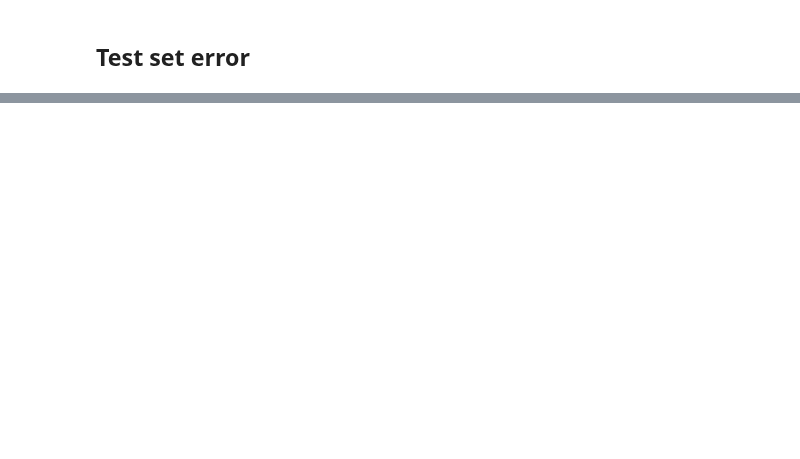
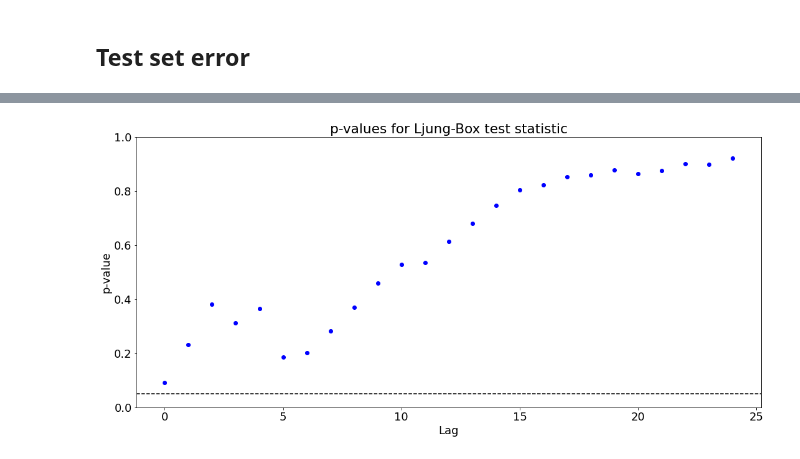
Before and after one commit to Owerre/Time-Series-Forecasting, a Jupyter notebook: fatality-forecast/notebooks/03-auto_arima.ipynb, the cells around one changed output, grey strips where cells are left out. Cells and saved outputs as stored; diff of their text form; code cells hidden in the pictures; blank space fills up the shorter version.

```diff
--- a/fatality-forecast/notebooks/03-auto_arima.ipynb
+++ b/fatality-forecast/notebooks/03-auto_arima.ipynb
@@ -213,9 +220,13 @@ plt.show()
 # %%
-# plt.figure(figsize = (8,6))
-# abs_err = 100*np.abs((y_pred - y_test.values)/(y_test.values))
+plt.figure(figsize = (18,8))
+abs_err = 100*np.abs((y_pred - y_test.values)/(y_test.values))
 
-# plt.plot(acorr_ljungbox(abs_err, lags = 11)[0], 'o')
-# plt.axhline(y=0.05,linestyle= '--', color = 'k')
-# plt.ylabel('p-value', fontsize = 20)
-# plt.xlabel('Lag', fontsize = 20)
-# plt.title('p-values for Ljung-Box statistic', fontsize = 20)
+plt.plot(acorr_ljungbox(abs_err, lags = 25)[1], 'o', color = 'b')
+plt.axhline(y=0.05,linestyle= '--', color = 'k')
+plt.ylabel('p-value')
+plt.xlabel('Lag')
+plt.ylim([0,1])
+plt.title('p-values for Ljung-Box test statistic')
+plt.show()
+# %% [output]
+[figure, added]
```
Also changed, not shown: parts of 8 cells of this notebook, 5 other files.
